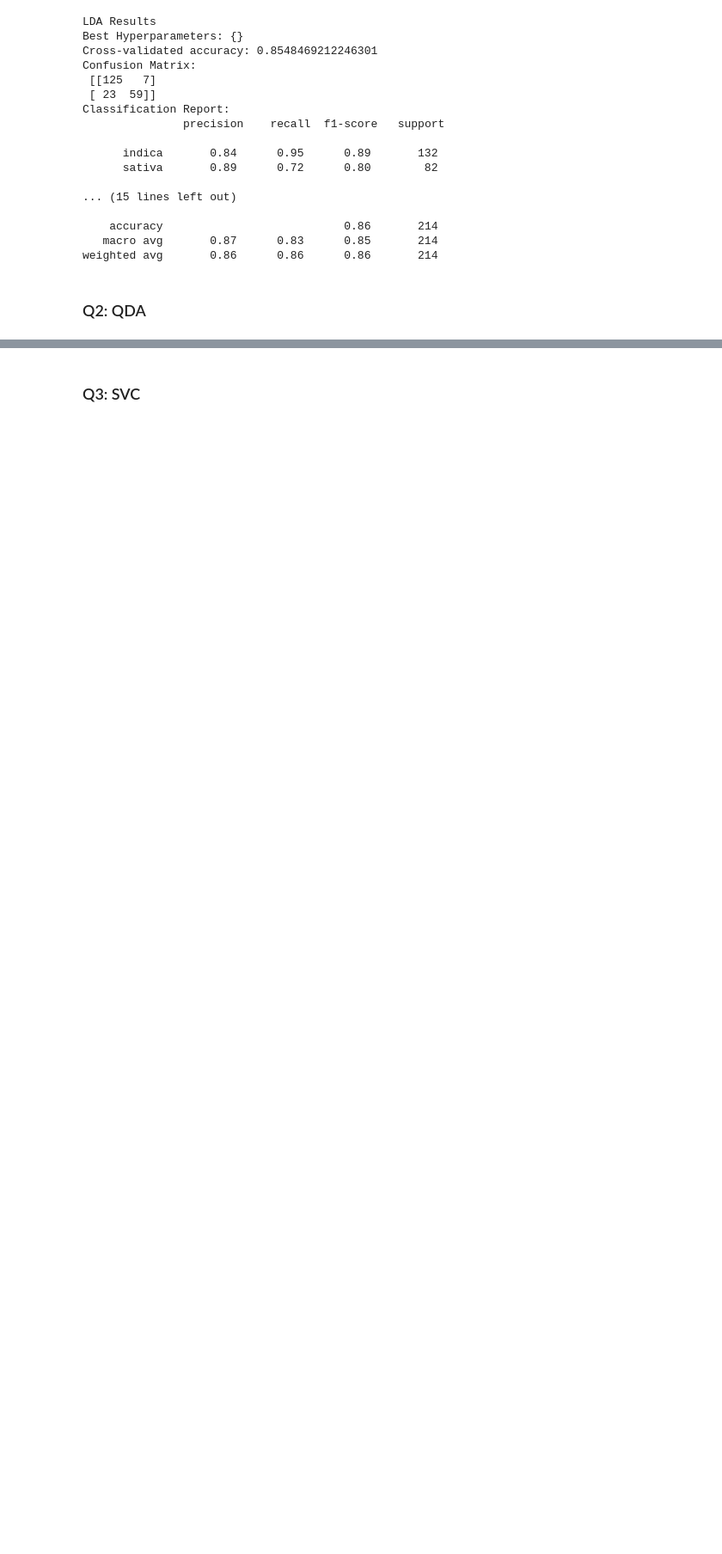
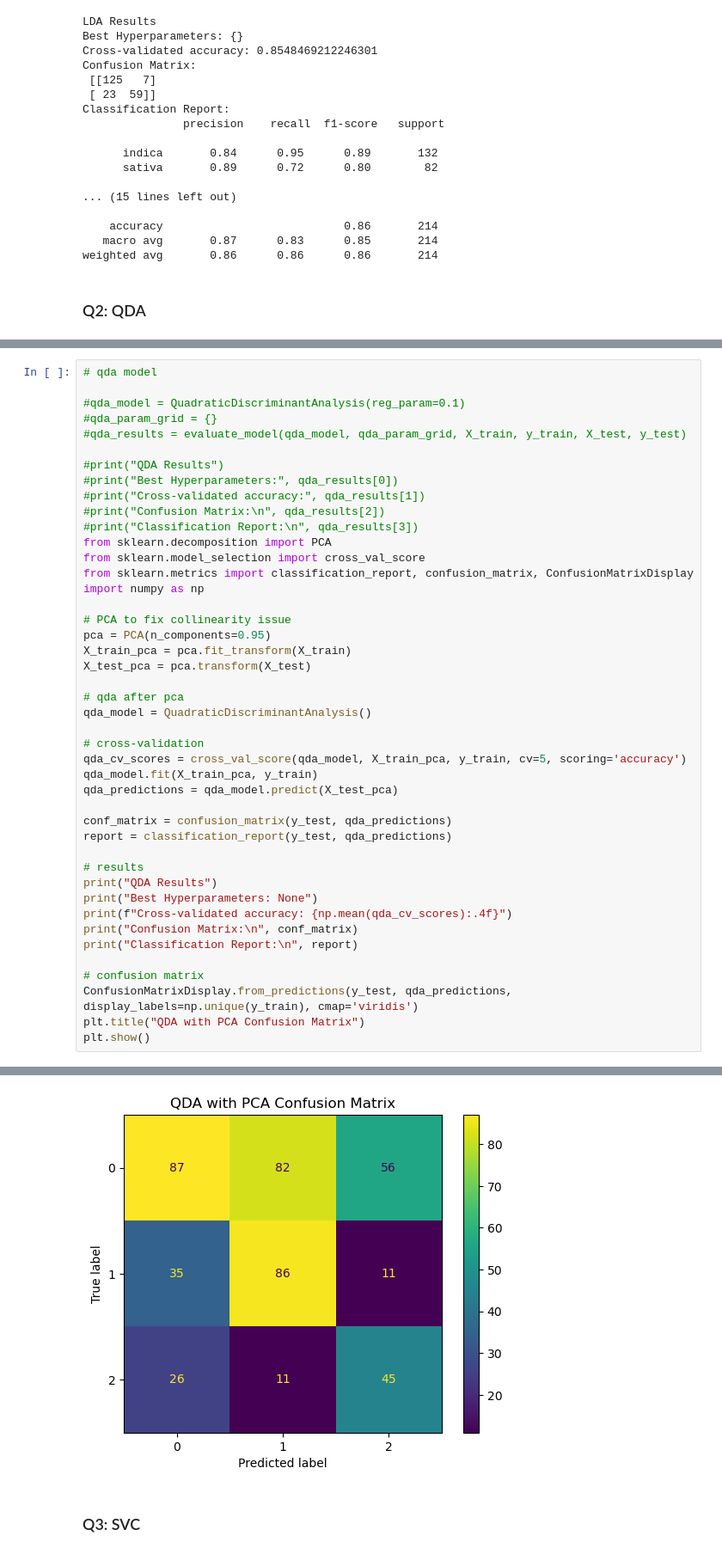
Before and after one commit to summerchurby/GSB-544, a Jupyter notebook: Lab8.ipynb, the cells around one changed output, grey strips where cells are left out. Shown at 86% size. Drawn from its saved outputs; the diff is of its cells as text; blank space fills up the shorter version.

```diff
--- a/Lab8.ipynb
+++ b/Lab8.ipynb
@@ -128,0 +99,45 @@ weighted avg       0.56      0.41      0.29       214
+# %%
+# qda model
+
+#qda_model = QuadraticDiscriminantAnalysis(reg_param=0.1)
+#qda_param_grid = {}
+#qda_results = evaluate_model(qda_model, qda_param_grid, X_train, y_train, X_test, y_test)
+
+#print("QDA Results")
+#print("Best Hyperparameters:", qda_results[0])
+#print("Cross-validated accuracy:", qda_results[1])
+#print("Confusion Matrix:\n", qda_results[2])
+#print("Classification Report:\n", qda_results[3])
+from sklearn.decomposition import PCA
+from sklearn.model_selection import cross_val_score
+from sklearn.metrics import classification_report, confusion_matrix, ConfusionMatrixDisplay
+import numpy as np
+
+# PCA to fix collinearity issue
+pca = PCA(n_components=0.95)
+X_train_pca = pca.fit_transform(X_train)
+X_test_pca = pca.transform(X_test)
+
+# qda after pca
+qda_model = QuadraticDiscriminantAnalysis()
+
+# cross-validation
+qda_cv_scores = cross_val_score(qda_model, X_train_pca, y_train, cv=5, scoring='accuracy')
+qda_model.fit(X_train_pca, y_train)
+qda_predictions = qda_model.predict(X_test_pca)
+
+conf_matrix = confusion_matrix(y_test, qda_predictions)
+report = classification_report(y_test, qda_predictions)
+
+# results
+print("QDA Results")
+print("Best Hyperparameters: None")
+print(f"Cross-validated accuracy: {np.mean(qda_cv_scores):.4f}")
+print("Confusion Matrix:\n", conf_matrix)
+print("Classification Report:\n", report)
+
+# confusion matrix
+ConfusionMatrixDisplay.from_predictions(y_test, qda_predictions, display_labels=np.unique(y_train), cmap='viridis')
+plt.title("QDA with PCA Confusion Matrix")
+plt.show()
+# %% [output]
@@ -129,3 +161,4 @@ weighted avg       0.56      0.41      0.29       214
+[figure, added]
 # %% [markdown]
 ### Q3: SVC
 # %%
```
Also changed, not shown: parts of 2 cells of this notebook.
